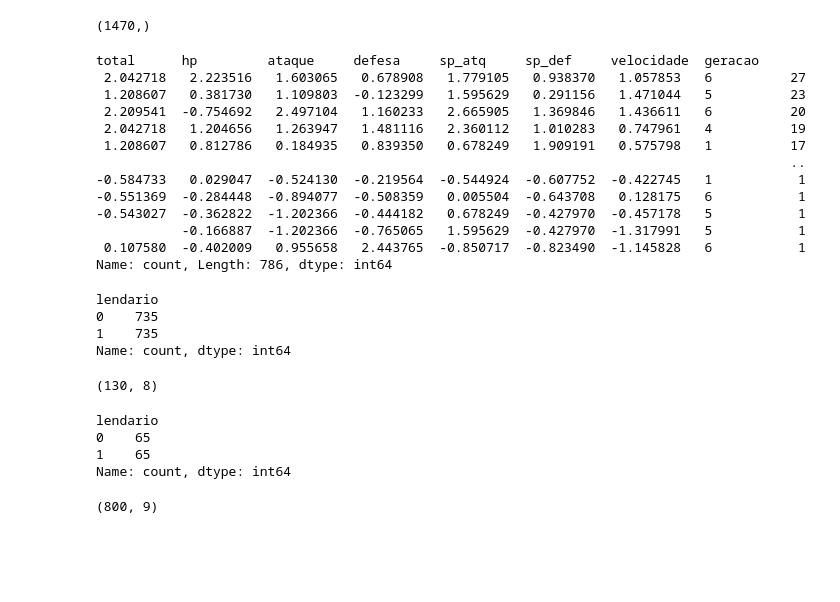
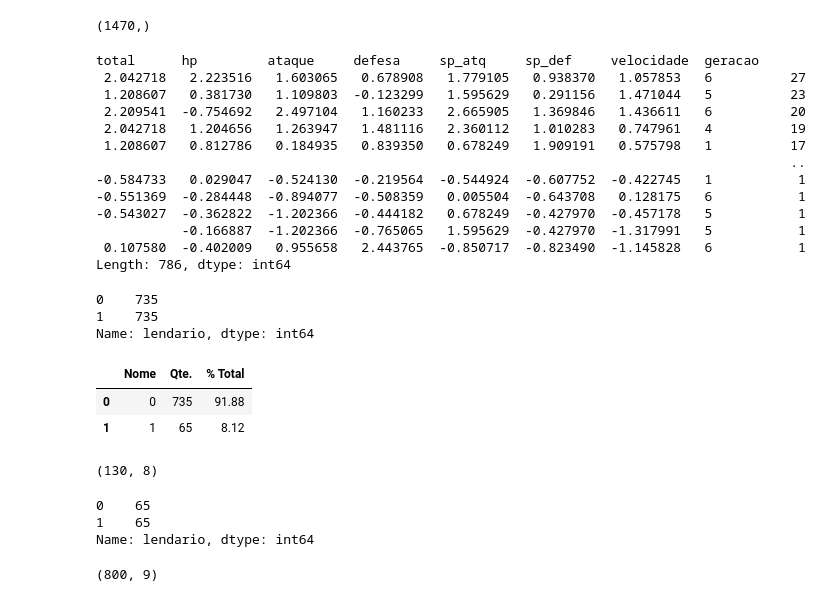
Before and after one commit to Projecs-UAM/DataMon, a Jupyter notebook: main.ipynb, the cells around one changed output. Saved outputs shown, nothing was run; the diff lists cells and outputs as text; code cells hidden in the pictures; blank space fills up the shorter version.

```diff
--- a/main.ipynb
+++ b/main.ipynb
@@ -197,4 +188,6 @@ Proporção de Pokémon lendários: 8.12%
 # %%
-colunas_str = df_norm.select_dtypes(include=['object']).columns
-colunas_str
+colunas_str = df_norm.select_dtypes(include=['object']).columns # Pegando todas as colunas do tipo "Object" e armazenando em uma lista
+
+df_norm.drop(columns=colunas_str, inplace=True) # Passando a lista que pegamos acima, para que seja removido todas as colunas que nela pertence
+df_norm.head()
 # %% [output]
@@ -202,3 +199,0 @@ Index(['nome', 'tipo_1', 'tipo_2'], dtype='object')
-# %%
-df_norm.drop(columns=['nome', 'tipo_1','tipo_2'], inplace=True)
-df_norm.head()
@@ -338,11 +328,10 @@ total      hp         ataque     defesa     sp_atq     sp_def     velocidade  ge
 -0.543027  -0.362822  -1.202366  -0.444182   0.678249  -0.427970  -0.457178   5           1
            -0.166887  -1.202366  -0.765065   1.595629  -0.427970  -1.317991   5           1
  0.107580  -0.402009   0.955658   2.443765  -0.850717  -0.823490  -1.145828   6           1
-Name: count, Length: 786, dtype: int64
+Length: 786, dtype: int64
 # %%
 y_random.value_counts()
 # %% [output]
-lendario
 0    735
 1    735
-Name: count, dtype: int64
+Name: lendario, dtype: int64
@@ -353,3 +338,13 @@ pd.DataFrame({"Nome": y.value_counts().index,
+# %%
+rs = pd.DataFrame({"Nome": y.value_counts().index,
+              "Qte.": y.value_counts().values,
+              "% Total": round(y.value_counts(normalize=True) * 100,2).values})
+# %%
+rs
+# %% [output]
+|  | Nome | Qte. | % Total |
+| 0 | 0 | 735 | 91.88 |
+| 1 | 1 | 65 | 8.12 |
 # %%
 centroids_under =ClusterCentroids(estimator=MiniBatchKMeans(n_init=10, random_state=0), random_state=42)
 X_centroid, y_centroid = centroids_under.fit_resample(X,y)
@@ -359,10 +354,9 @@ X_centroid.shape
 # %%
 y_centroid.value_counts()
 # %% [output]
-lendario
 0    65
 1    65
-Name: count, dtype: int64
+Name: lendario, dtype: int64
 # %%
 df_norm.shape
 # %% [output]
```
Also changed, not shown: parts of 19 cells of this notebook.
